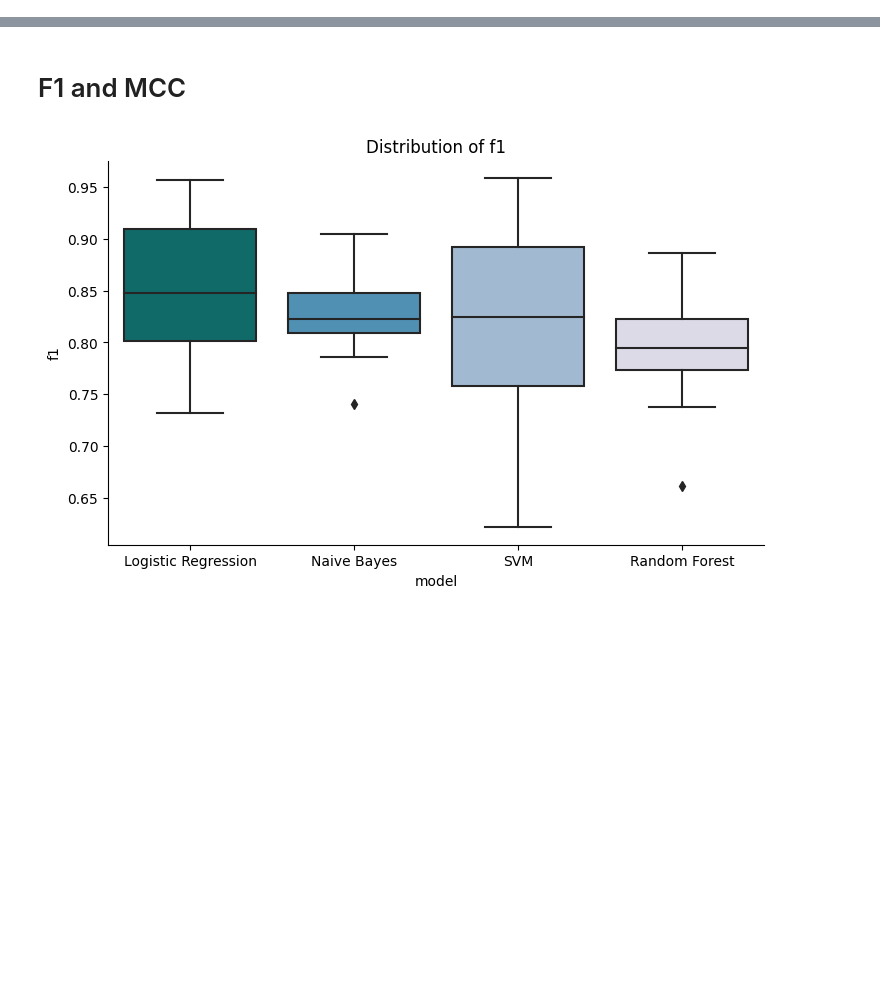
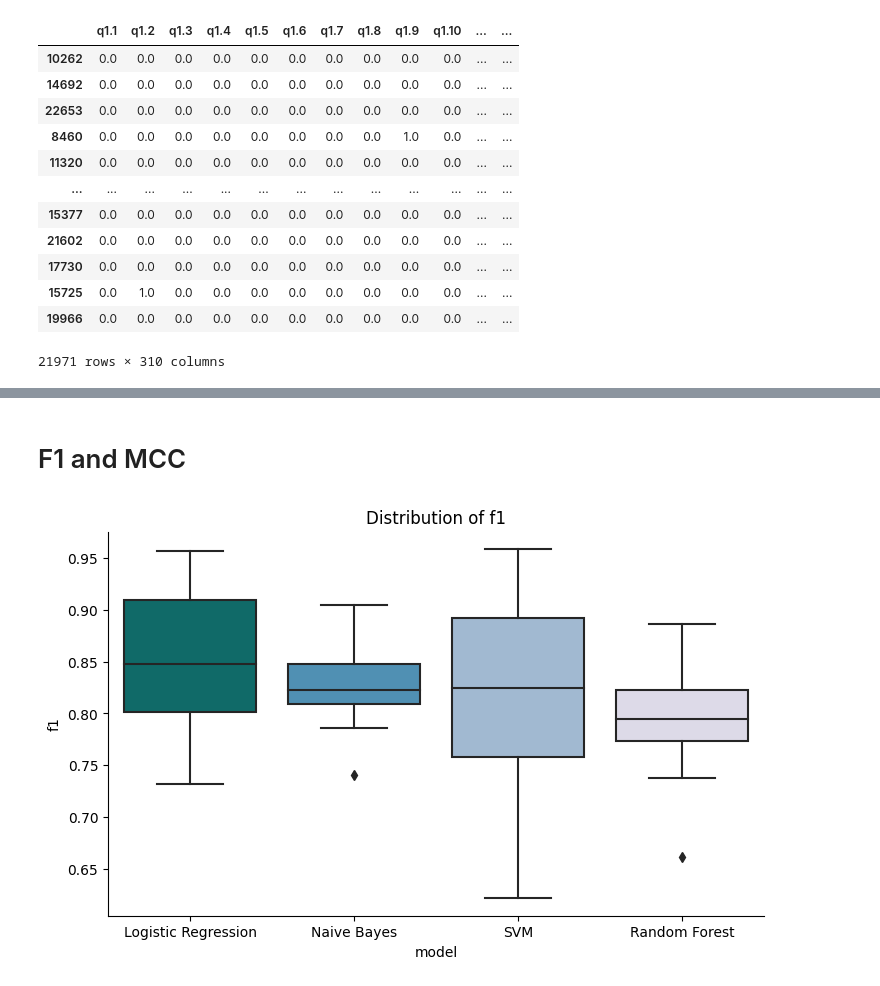
Before and after one commit to OskarKrafft/Machine-Learning-Project, a Jupyter notebook: notebooks/04_Model_Comparison.ipynb, the cells around one changed output, grey strips where cells are left out. Drawn from its saved outputs; the diff is of its cells as text; code cells hidden in the pictures; blank space fills up the shorter version.

```diff
--- a/notebooks/04_Model_Comparison.ipynb
+++ b/notebooks/04_Model_Comparison.ipynb
@@ -2,0 +130,16 @@
+# %%
+X_train
+# %% [output]
+|  | q1.1 | q1.2 | q1.3 | q1.4 | q1.5 | q1.6 | q1.7 | q1.8 | q1.9 | q1.10 | ... | ... |
+| 10262 | 0.0 | 0.0 | 0.0 | 0.0 | 0.0 | 0.0 | 0.0 | 0.0 | 0.0 | 0.0 | ... | ... |
+| 14692 | 0.0 | 0.0 | 0.0 | 0.0 | 0.0 | 0.0 | 0.0 | 0.0 | 0.0 | 0.0 | ... | ... |
+| 22653 | 0.0 | 0.0 | 0.0 | 0.0 | 0.0 | 0.0 | 0.0 | 0.0 | 0.0 | 0.0 | ... | ... |
+| 8460 | 0.0 | 0.0 | 0.0 | 0.0 | 0.0 | 0.0 | 0.0 | 0.0 | 1.0 | 0.0 | ... | ... |
+| 11320 | 0.0 | 0.0 | 0.0 | 0.0 | 0.0 | 0.0 | 0.0 | 0.0 | 0.0 | 0.0 | ... | ... |
+| ... | ... | ... | ... | ... | ... | ... | ... | ... | ... | ... | ... | ... |
+| 15377 | 0.0 | 0.0 | 0.0 | 0.0 | 0.0 | 0.0 | 0.0 | 0.0 | 0.0 | 0.0 | ... | ... |
+| 21602 | 0.0 | 0.0 | 0.0 | 0.0 | 0.0 | 0.0 | 0.0 | 0.0 | 0.0 | 0.0 | ... | ... |
+| 17730 | 0.0 | 0.0 | 0.0 | 0.0 | 0.0 | 0.0 | 0.0 | 0.0 | 0.0 | 0.0 | ... | ... |
+| 15725 | 0.0 | 1.0 | 0.0 | 0.0 | 0.0 | 0.0 | 0.0 | 0.0 | 0.0 | 0.0 | ... | ... |
+| 19966 | 0.0 | 0.0 | 0.0 | 0.0 | 0.0 | 0.0 | 0.0 | 0.0 | 0.0 | 0.0 | ... | ... |
+21971 rows × 310 columns
```
Also changed, not shown: parts of 6 cells of this notebook.
